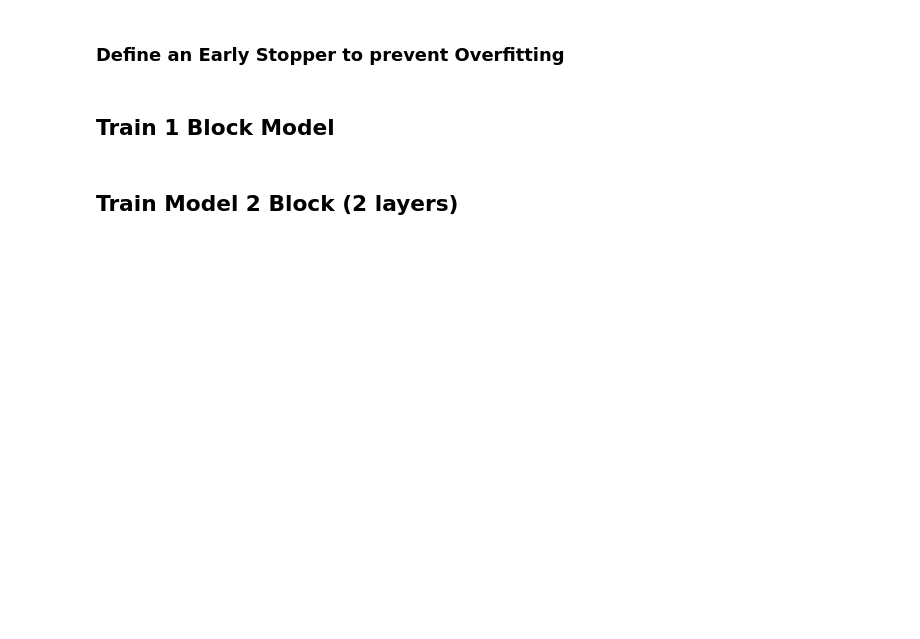
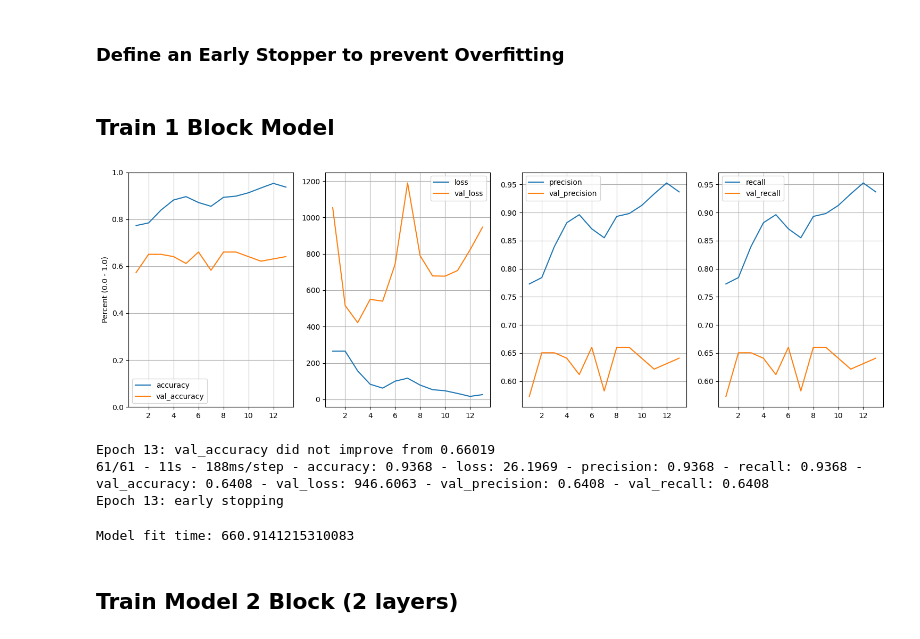
Before and after one commit to christophergarthwood/jbooks, a Jupyter notebook: STEM-004_ComputerVision.ipynb, the cells around one changed output. Saved outputs shown, nothing was run; the diff lists cells and outputs as text; code cells hidden in the pictures; blank space fills up the shorter version.

```diff
--- a/STEM-004_ComputerVision.ipynb
+++ b/STEM-004_ComputerVision.ipynb
@@ -292,5 +556,2 @@ def lib_diagnostics() -> None:
 # %% [markdown]
 ## Function Call
-# %%
-lib_diagnostics()
-wrapper = textwrap.TextWrapper(width=TEXT_WIDTH)
@@ -843,30 +1349,35 @@ mc_callback = ModelCheckpoint('best_model1.keras', monitor='val_accuracy', mode=
 # %% [markdown]
 ## Train 1 Block Model
 # %%
-# configure callbacks (performed per epoch) for this particular model
+# Configure callbacks (performed per epoch) for this particular model
 callbacks_list = [PlotLearning(), es_callback, mc_callback, tensorboard_callback]
 
 try:
+  # Ensure you specify the execution hardward
   with tf.device(THE_DEVICE_NAME):
     # fit model, actual training against data, see: https://www.tensorflow.org/api_docs/python/tf/keras/Model#fit
     history1 = model1.fit(train_it,
                           batch_size=BATCH_SIZE,
                           epochs=EPOCHS,
                           callbacks=callbacks_list,
                           validation_data=test_it,
                           validation_split=VALIDATION_SPLIT,
                           class_weight=None,             #you would be a set of weights per category if you had an unbalanced classification problem
                           verbose=2,                     #0 silent, 1 more, 2 max
                           )
 
 except (Exception, RuntimeError) as e:
-    print(f"{start}ERROR (Exception encountered):{end} ")
-    string = wrapper.fill(text=str(e))
-    print(string)
+    process_exception(e)
 
 
 end_t=perf_counter()
-print(f"Model fit time: {end_t - start_t}")
+rprint(f"Model fit time: {end_t - start_t}")
+# %% [output]
+[figure, added]
+Epoch 13: val_accuracy did not improve from 0.66019
+61/61 - 11s - 188ms/step - accuracy: 0.9368 - loss: 26.1969 - precision: 0.9368 - recall: 0.9368 - val_accuracy: 0.6408 - val_loss: 946.6063 - val_precision: 0.6408 - val_recall: 0.6408
+Epoch 13: early stopping
+Model fit time: 660.9141215310083
 # %% [markdown]
 ## Train Model 2 Block (2 layers)
 # %%
```
Also changed, not shown: parts of 62 cells of this notebook, 4 other files.
